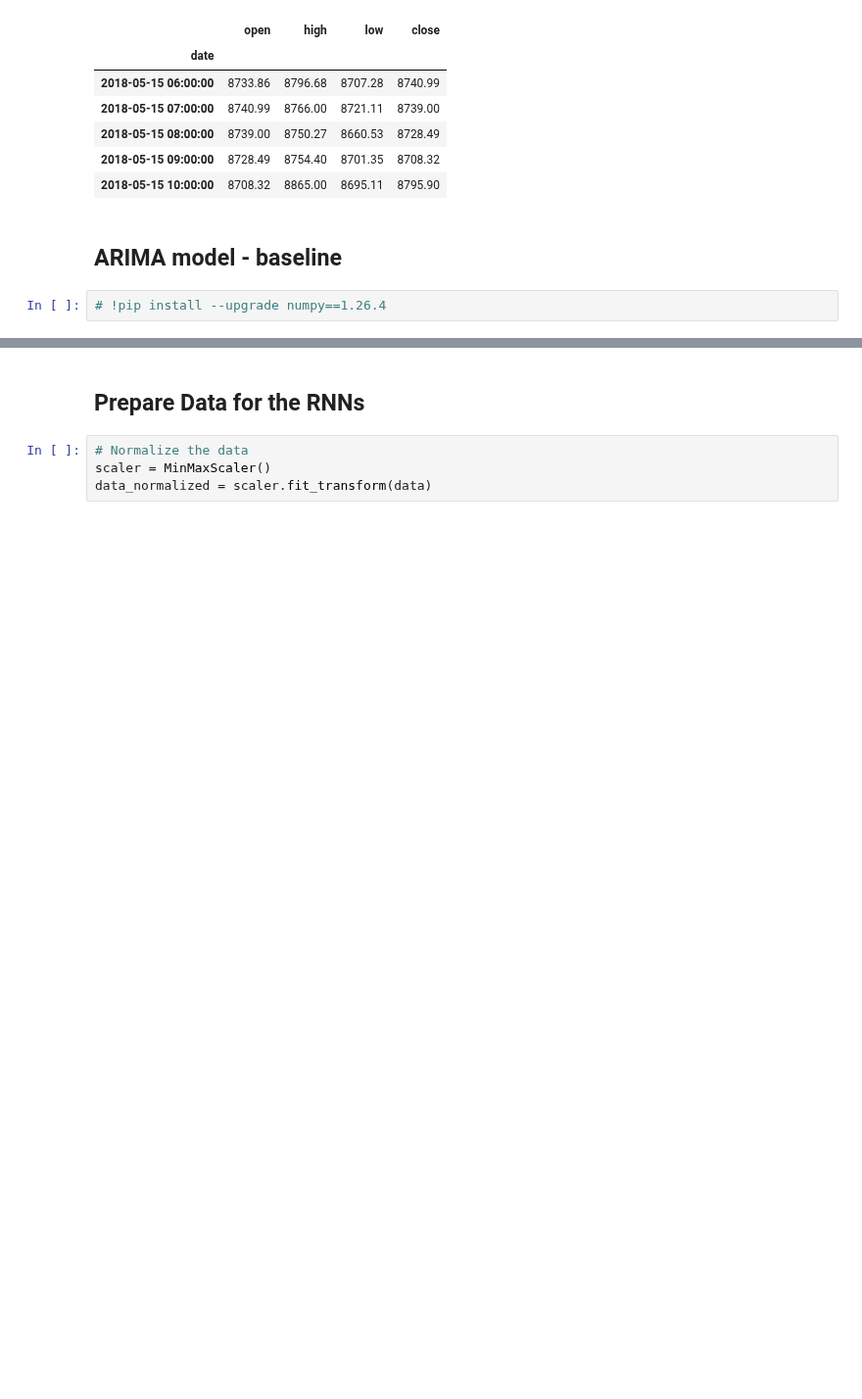
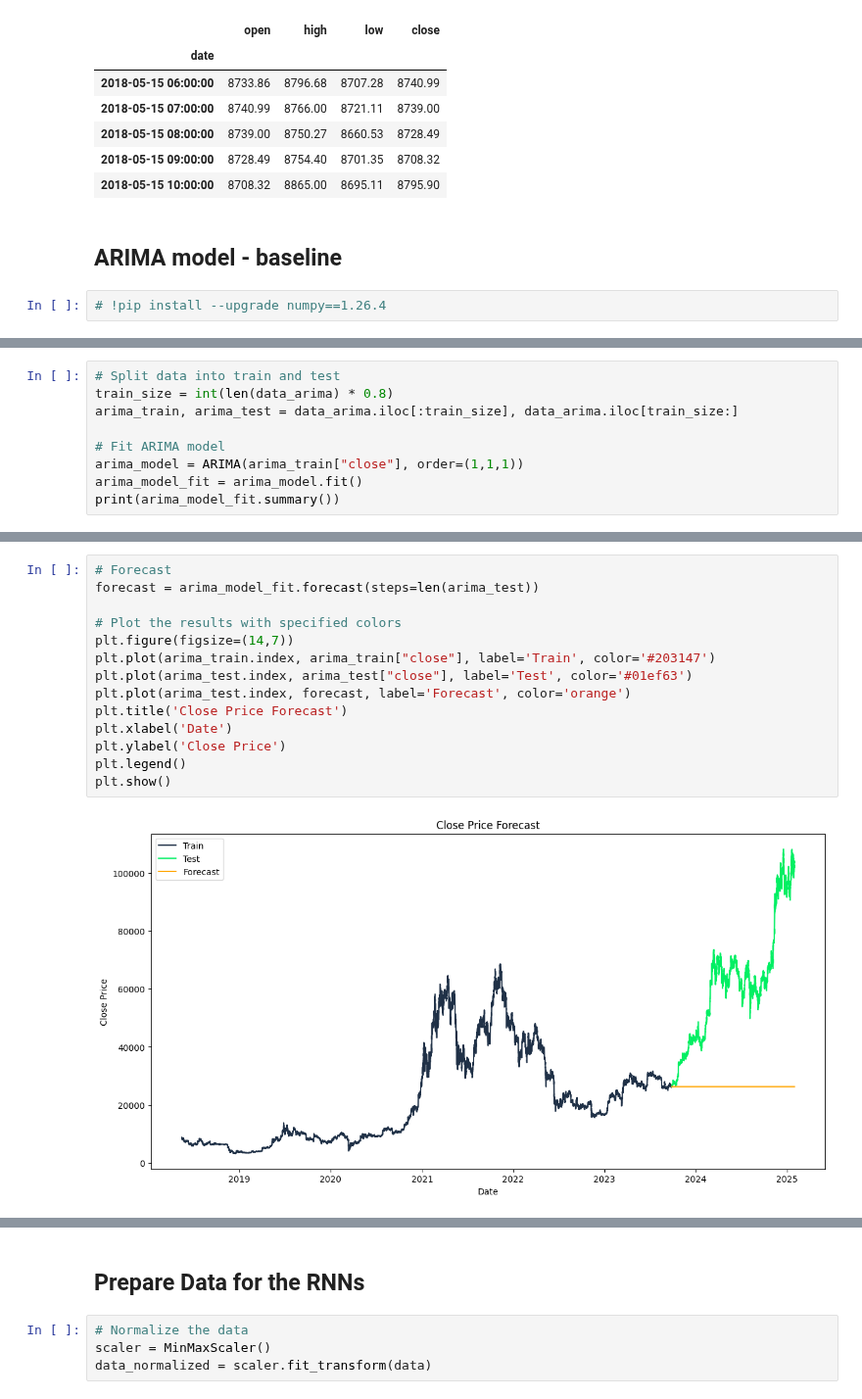
Before and after one commit to alexzheng123/EC331-project, a Jupyter notebook: code/bitcoin_forecasting.ipynb, the cells around one changed output, grey strips where cells are left out. Shown at 98% size. Cells and saved outputs as stored; diff of their text form; blank space fills up the shorter version.

```diff
--- a/code/bitcoin_forecasting.ipynb
+++ b/code/bitcoin_forecasting.ipynb
@@ -50,0 +95,9 @@ data.head()
+# %%
+# Split data into train and test
+train_size = int(len(data_arima) * 0.8)
+arima_train, arima_test = data_arima.iloc[:train_size], data_arima.iloc[train_size:]
+
+# Fit ARIMA model
+arima_model = ARIMA(arima_train["close"], order=(1,1,1))
+arima_model_fit = arima_model.fit()
+print(arima_model_fit.summary())
@@ -50,0 +122,16 @@ data.head()
+# %%
+# Forecast
+forecast = arima_model_fit.forecast(steps=len(arima_test))
+
+# Plot the results with specified colors
+plt.figure(figsize=(14,7))
+plt.plot(arima_train.index, arima_train["close"], label='Train', color='#203147')
+plt.plot(arima_test.index, arima_test["close"], label='Test', color='#01ef63')
+plt.plot(arima_test.index, forecast, label='Forecast', color='orange')
+plt.title('Close Price Forecast')
+plt.xlabel('Date')
+plt.ylabel('Close Price')
+plt.legend()
+plt.show()
+# %% [output]
+[figure, added]
```
Also changed, not shown: parts of 13 cells of this notebook.
